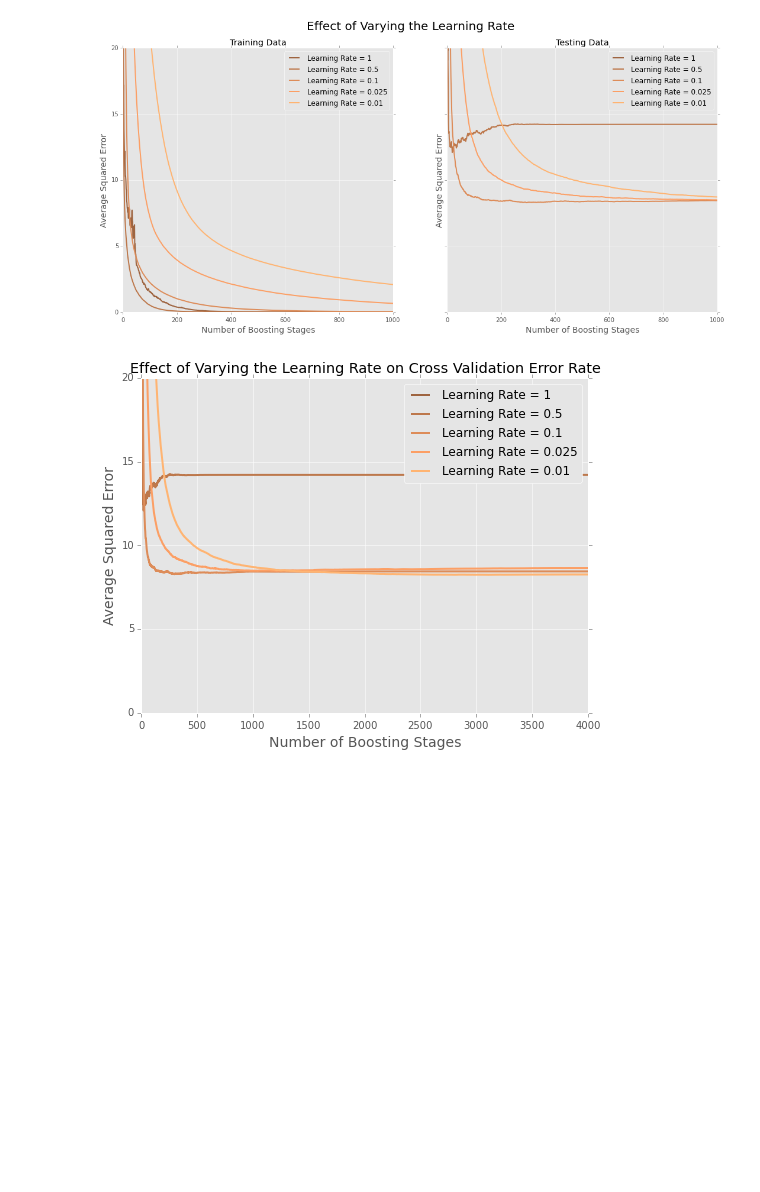
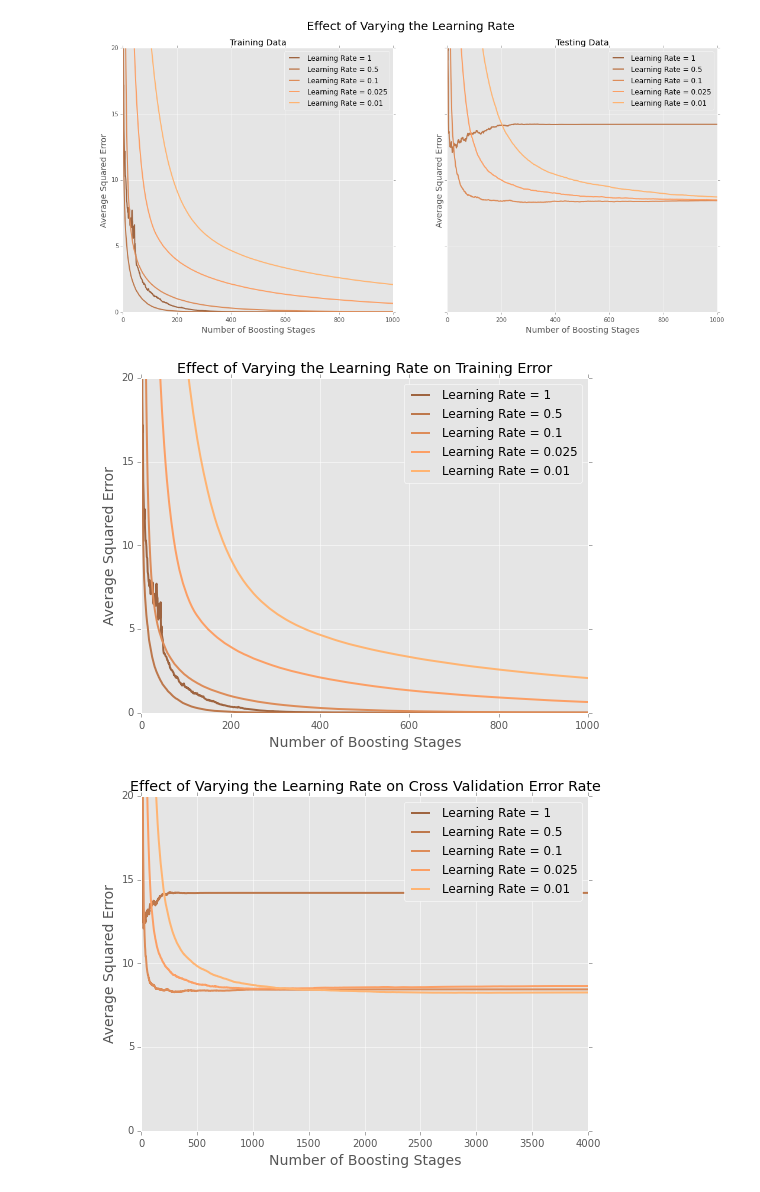
Before and after one commit to madrury/boosting-presentation, a Jupyter notebook: Boosting-Presentation-Galvanize.ipynb, the cells around one changed output. Cells and saved outputs as stored; diff of their text form; code cells hidden in the pictures; blank space fills up the shorter version.

```diff
--- a/Boosting-Presentation-Galvanize.ipynb
+++ b/Boosting-Presentation-Galvanize.ipynb
@@ -1025,6 +1025,47 @@ plt.suptitle("Effect of Varying the Learning Rate", fontsize=20)
 plt.savefig('plots/varying-learning-rate-error.png', bbox_inches='tight')
 # %% [output]
 [figure]
+# %%
+# Varying the learning rate
+N_ESTIMATORS = 1000
+N_FOLDS = 10
+
+learning_rates = [1, 0.5, 0.1, 0.025, 0.01]
+N_LEARNING_RATES = len(learning_rates)
+
+train_scores = np.zeros((N_FOLDS, N_LEARNING_RATES, N_ESTIMATORS))
+
+for k, (train_idxs, test_idxs) in enumerate(cv.KFold(n=X.shape[0], n_folds=N_FOLDS,
+                                            shuffle=True, random_state=1)):
+    X_train, y_train = X[train_idxs, :], y[train_idxs]
+    X_test, y_test = X[test_idxs, :], y[test_idxs]
+
+    models = [GradientBoostingRegressor(n_estimators=N_ESTIMATORS,
+                                        max_depth=3, learning_rate=lr, subsample=0.5,
+                                        random_state=154)
+              for lr in learning_rates]
+    for model in models:
+        model.fit(X_train, y_train)
+
+    for i, model in enumerate(models):
+        for j, y_pred in enumerate(model.staged_predict(X_train)):
+            train_scores[k, i, j] = model.loss_(y_train, y_pred)
+
+mean_train_scores = np.mean(train_scores, axis=0)
+
+for i, rate in enumerate(learning_rates):
+    plt.plot(np.arange(N_ESTIMATORS) + 1, mean_train_scores[i, :],
+                 color=plt.cm.copper(float(i) / 10 + 0.5),
+                 label="Learning Rate = " + str(rate))
+plt.legend(loc="upper right")
+plt.title("Effect of Varying the Learning Rate on Training Error")
+plt.xlabel('Number of Boosting Stages', fontsize=14)
+plt.ylabel('Average Squared Error', fontsize=14)
+
+plt.ylim([0, 20])
+plt.savefig('plots/varying-learning-rate-error-training.png', bbox_inches='tight')
+# %% [output]
+[figure, added]
 # %%
 # Varying the learning rate
 N_ESTIMATORS = 4000
```
Also changed, not shown: 13 other files.
